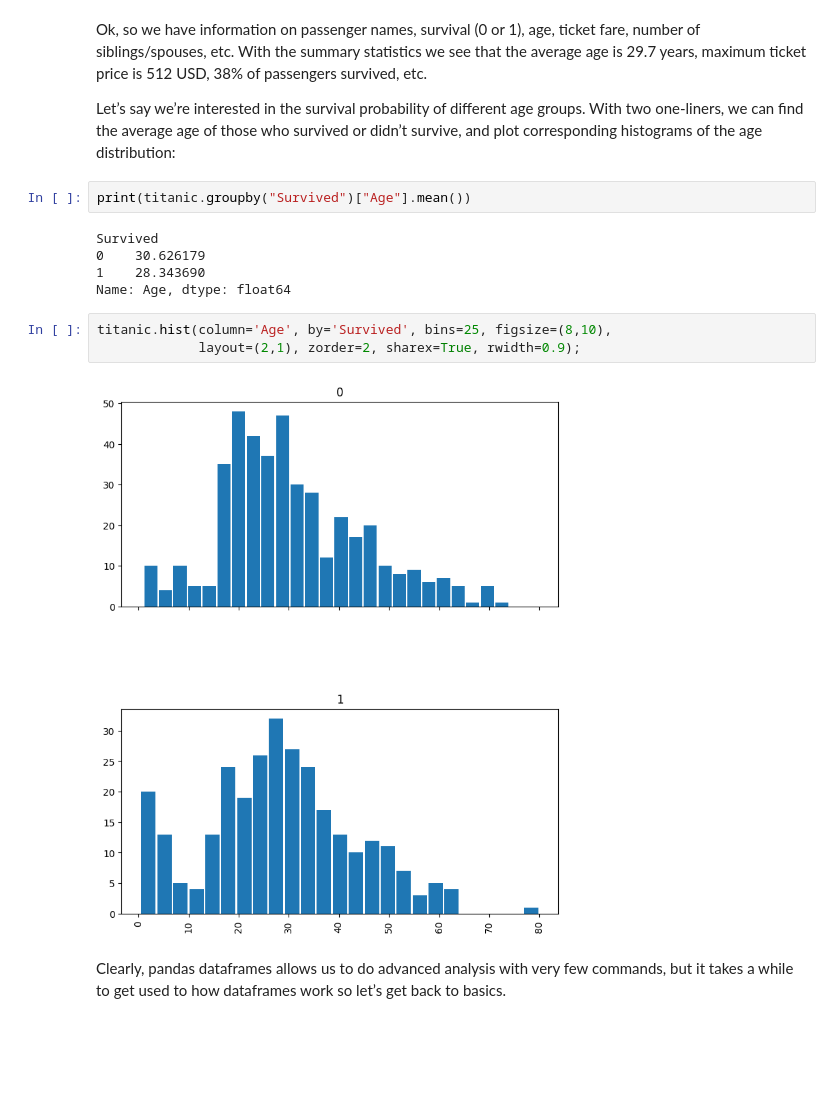
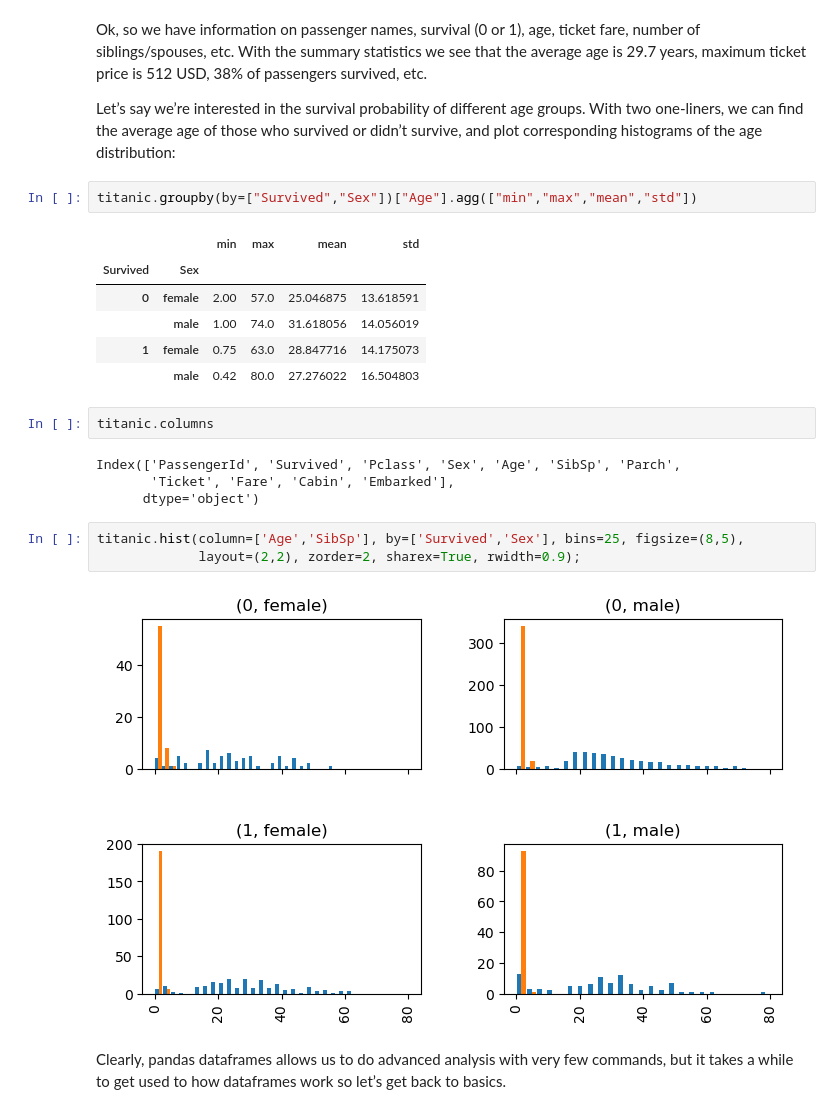
Before and after one commit to huiprobable/MATH473F23, a Jupyter notebook: Lectures/Lec03_pandas.ipynb, the cells around one changed output. Cells and saved outputs as stored; diff of their text form; blank space fills up the shorter version.

```diff
--- a/Lectures/Lec03_pandas.ipynb
+++ b/Lectures/Lec03_pandas.ipynb
@@ -51,17 +54,25 @@ Ok, so we have information on passenger names, survival (0 or 1), age, ticket fa
 
 Let’s say we’re interested in the survival probability of different age groups. With two one-liners, we can find the average age of those who survived or didn’t survive, and plot corresponding histograms of the age distribution:
 # %%
-print(titanic.groupby("Survived")["Age"].mean())
+titanic.groupby(by=["Survived","Sex"])["Age"].agg(["min","max","mean","std"])
 # %% [output]
-Survived
-0    30.626179
-1    28.343690
-Name: Age, dtype: float64
+|  |  | min | max | mean | std |
+| Survived | Sex |  |  |  |  |
+| 0 | female | 2.00 | 57.0 | 25.046875 | 13.618591 |
+|  | male | 1.00 | 74.0 | 31.618056 | 14.056019 |
+| 1 | female | 0.75 | 63.0 | 28.847716 | 14.175073 |
+|  | male | 0.42 | 80.0 | 27.276022 | 16.504803 |
+# %%
+titanic.columns
+# %% [output]
+Index(['PassengerId', 'Survived', 'Pclass', 'Sex', 'Age', 'SibSp', 'Parch',
+       'Ticket', 'Fare', 'Cabin', 'Embarked'],
+      dtype='object')
 # %%
-titanic.hist(column='Age', by='Survived', bins=25, figsize=(8,10),
-             layout=(2,1), zorder=2, sharex=True, rwidth=0.9);
+titanic.hist(column=['Age','SibSp'], by=['Survived','Sex'], bins=25, figsize=(8,5),
+             layout=(2,2), zorder=2, sharex=True, rwidth=0.9);
 # %% [output]
-[figure, old version]
+[figure, new version]
 # %% [markdown]
 Clearly, pandas dataframes allows us to do advanced analysis with very few commands, but it takes a while to get used to how dataframes work so let’s get back to basics.
 # %% [markdown]
```
Also changed, not shown: parts of 6 cells of this notebook.
